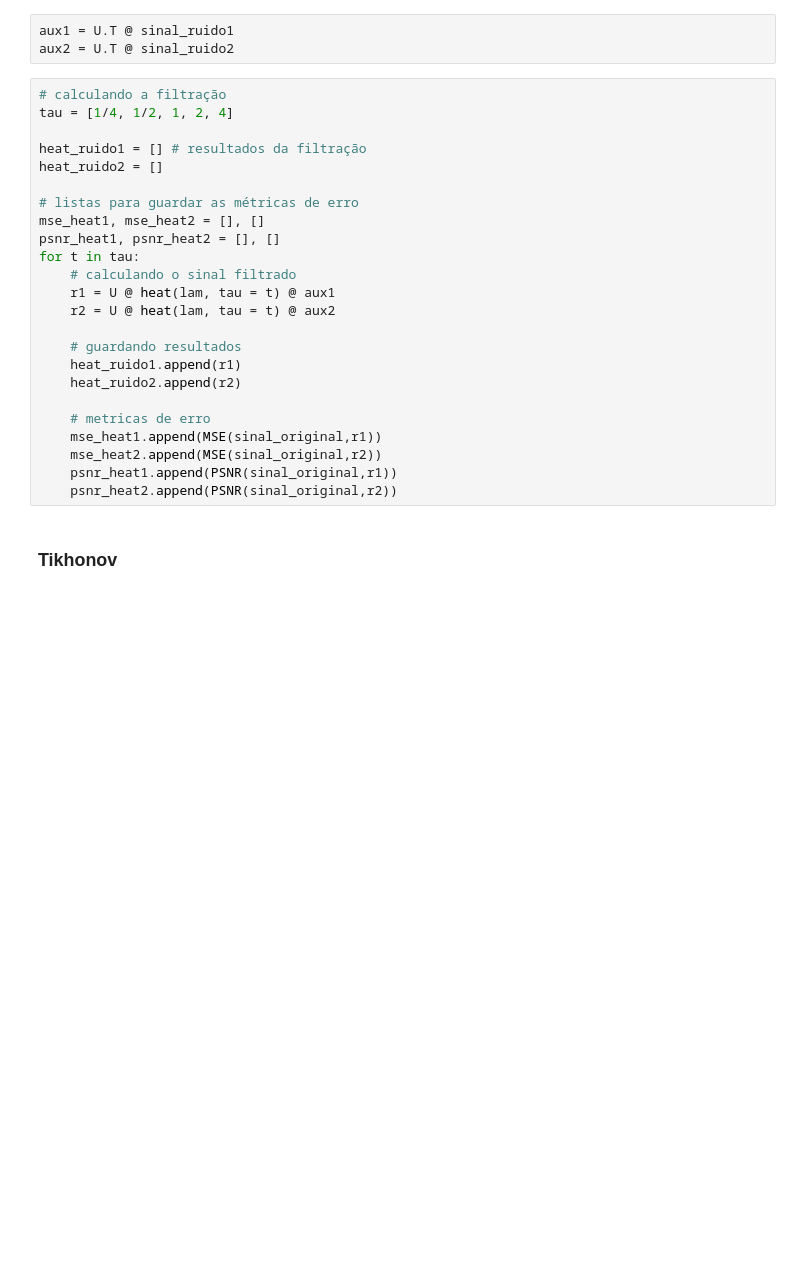
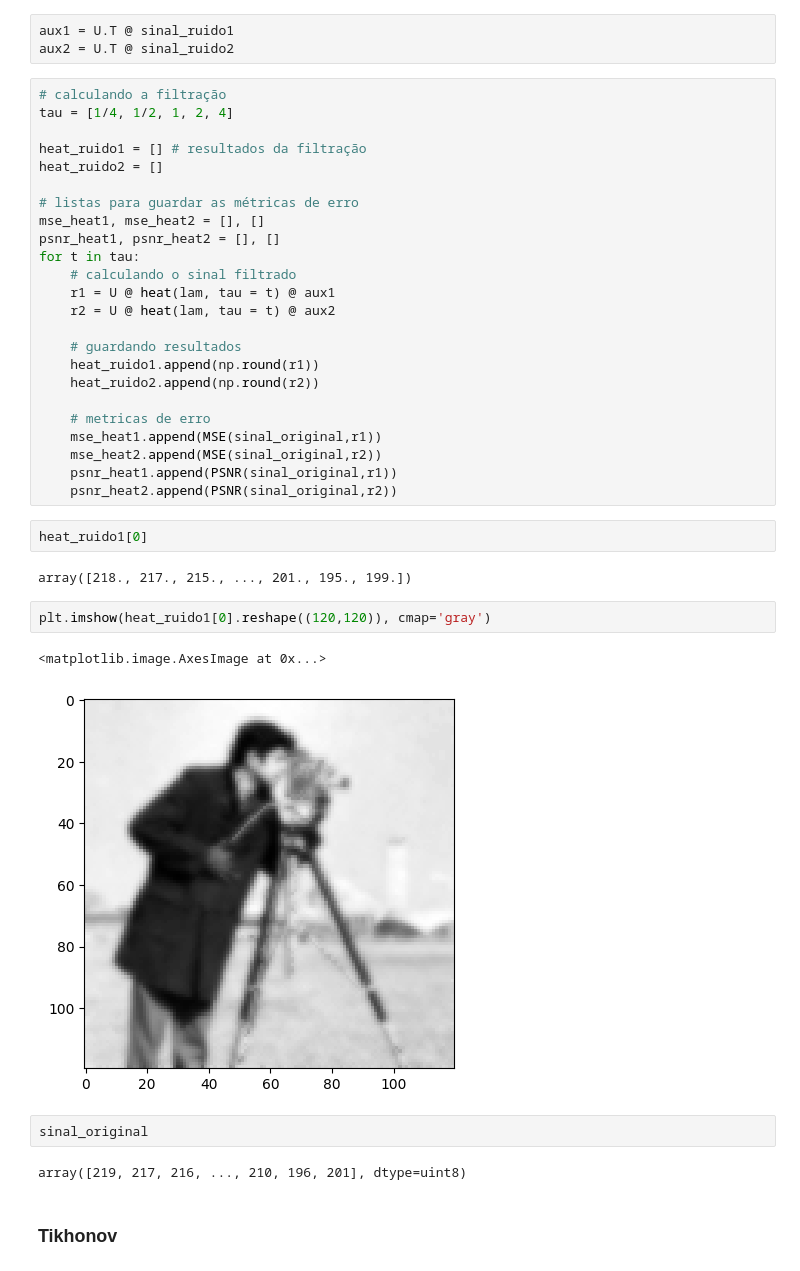
Before and after one commit to binha0/GraphFourierAnalysis, a Jupyter notebook: ProjetoFiltrosV2.ipynb, the cells around one changed output. Drawn from its saved outputs; the diff is of its cells as text; blank space fills up the shorter version.

```diff
--- a/ProjetoFiltrosV2.ipynb
+++ b/ProjetoFiltrosV2.ipynb
@@ -326,14 +328,27 @@ for t in tau:
     r2 = U @ heat(lam, tau = t) @ aux2
 
     # guardando resultados
-    heat_ruido1.append(r1)
-    heat_ruido2.append(r2)
+    heat_ruido1.append(np.round(r1))
+    heat_ruido2.append(np.round(r2))
 
     # metricas de erro
     mse_heat1.append(MSE(sinal_original,r1))
     mse_heat2.append(MSE(sinal_original,r2))
     psnr_heat1.append(PSNR(sinal_original,r1))
     psnr_heat2.append(PSNR(sinal_original,r2))
+# %%
+heat_ruido1[0]
+# %% [output]
+array([218., 217., 215., ..., 201., 195., 199.])
+# %%
+plt.imshow(heat_ruido1[0].reshape((120,120)), cmap='gray')
+# %% [output]
+<matplotlib.image.AxesImage at 0x...>
+[figure, added]
+# %%
+sinal_original
+# %% [output]
+array([219, 217, 216, ..., 210, 196, 201], dtype=uint8)
 # %% [markdown]
 ### Tikhonov
 # %%
```
Also changed, not shown: parts of 18 cells of this notebook, 24 other files.
